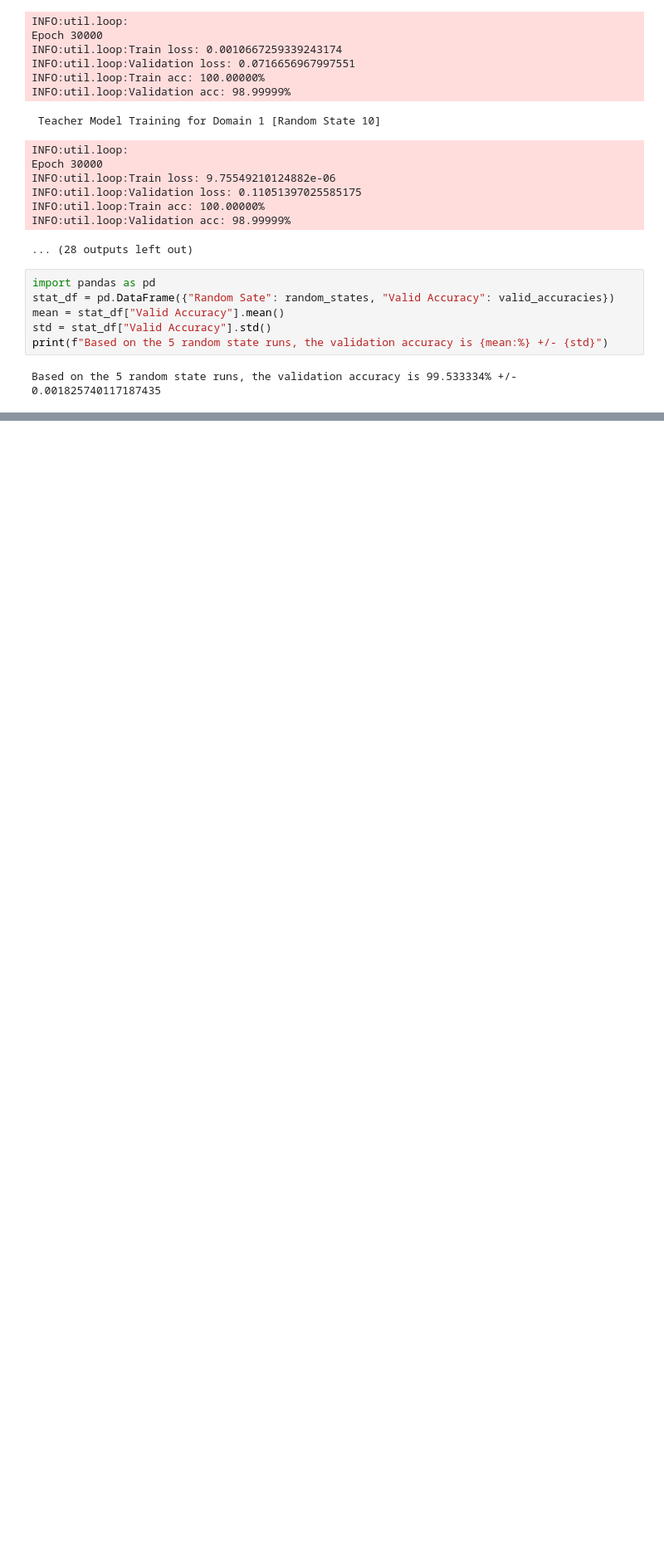
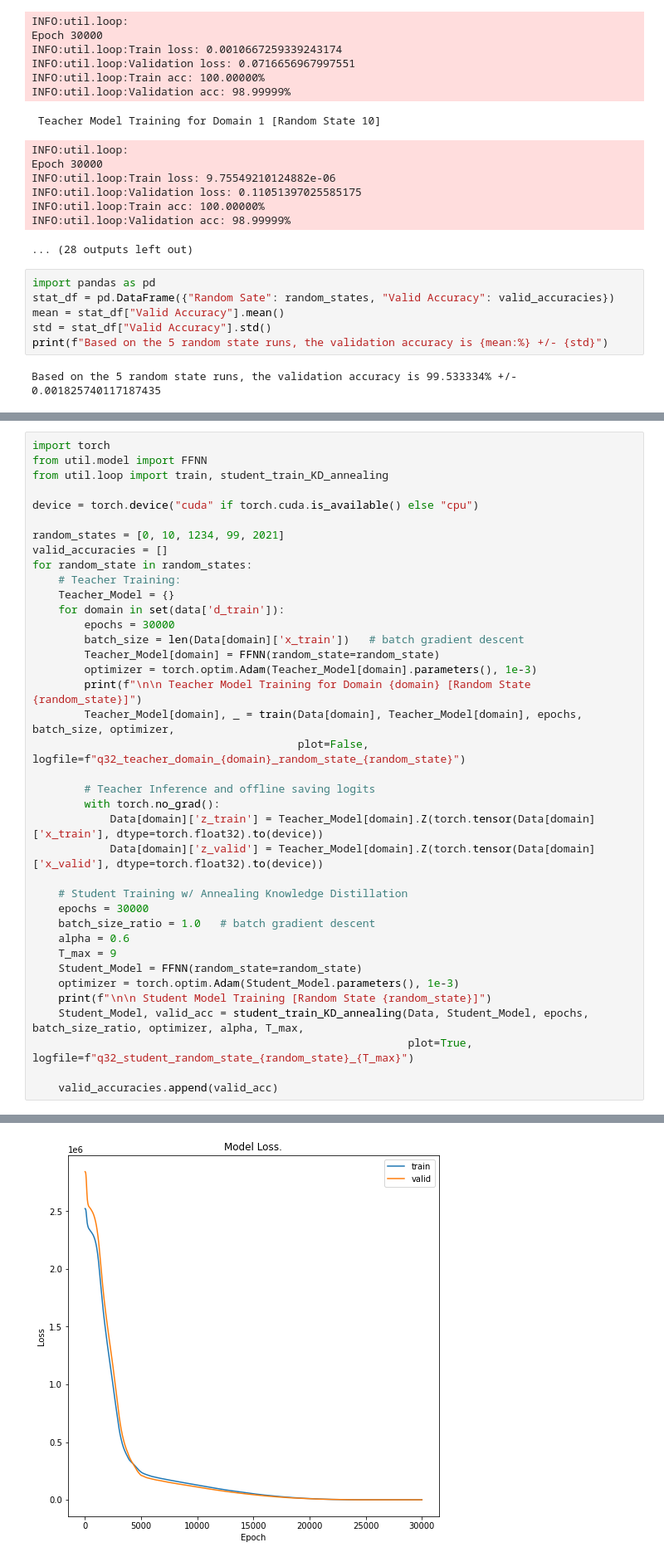
Before and after one commit to ankur-98/Multi-domain-Knowledge-Distillation, a Jupyter notebook: MiniProject.ipynb, the cells around one changed output, grey strips where cells are left out. Shown at 83% size. Saved outputs shown, nothing was run; the diff lists cells and outputs as text; blank space fills up the shorter version.

Commit message:
Question 3: Improvement suggested - Annealing KD (Method 2).

```diff
--- a/MiniProject.ipynb
+++ b/MiniProject.ipynb
@@ -389,0 +402,39 @@ Based on the 5 random state runs, the validation accuracy is 99.533334% +/- 0.00
+# %%
+import torch
+from util.model import FFNN
+from util.loop import train, student_train_KD_annealing
+
+device = torch.device("cuda" if torch.cuda.is_available() else "cpu")
+
+random_states = [0, 10, 1234, 99, 2021]
+valid_accuracies = []
+for random_state in random_states:
+    # Teacher Training:
+    Teacher_Model = {}
+    for domain in set(data['d_train']):
+        epochs = 30000
+        batch_size = len(Data[domain]['x_train'])   # batch gradient descent
+        Teacher_Model[domain] = FFNN(random_state=random_state)
+        optimizer = torch.optim.Adam(Teacher_Model[domain].parameters(), 1e-3)
+        print(f"\n\n Teacher Model Training for Domain {domain} [Random State {random_state}]")
+        Teacher_Model[domain], _ = train(Data[domain], Teacher_Model[domain], epochs, batch_size, optimizer,
+                                         plot=False, logfile=f"q32_teacher_domain_{domain}_random_state_{random_state}")
+
+        # Teacher Inference and offline saving logits
+        with torch.no_grad():
+            Data[domain]['z_train'] = Teacher_Model[domain].Z(torch.tensor(Data[domain]['x_train'], dtype=torch.float32).to(device))
+            Data[domain]['z_valid'] = Teacher_Model[domain].Z(torch.tensor(Data[domain]['x_valid'], dtype=torch.float32).to(device))
+
+    # Student Training w/ Annealing Knowledge Distillation
+    epochs = 30000
+    batch_size_ratio = 1.0   # batch gradient descent
+    alpha = 0.6
+    T_max = 9
+    Student_Model = FFNN(random_state=random_state)
+    optimizer = torch.optim.Adam(Student_Model.parameters(), 1e-3)
+    print(f"\n\n Student Model Training [Random State {random_state}]")
+    Student_Model, valid_acc = student_train_KD_annealing(Data, Student_Model, epochs, batch_size_ratio, optimizer, alpha, T_max,
+                                                          plot=True, logfile=f"q32_student_random_state_{random_state}_{T_max}")
+
+    valid_accuracies.append(valid_acc)
+# %% [output]
@@ -389,0 +469 @@ Based on the 5 random state runs, the validation accuracy is 99.533334% +/- 0.00
+[figure, added]
```
Also changed, not shown: parts of 7 cells of this notebook, 22 other files.
